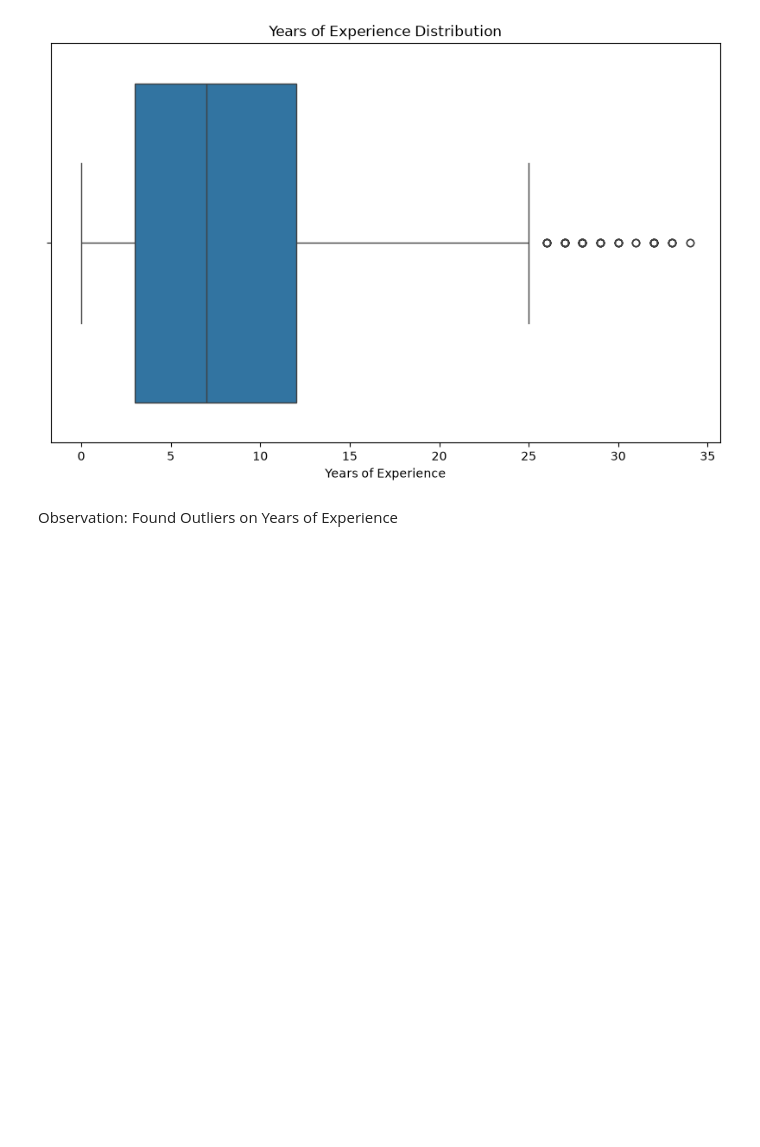
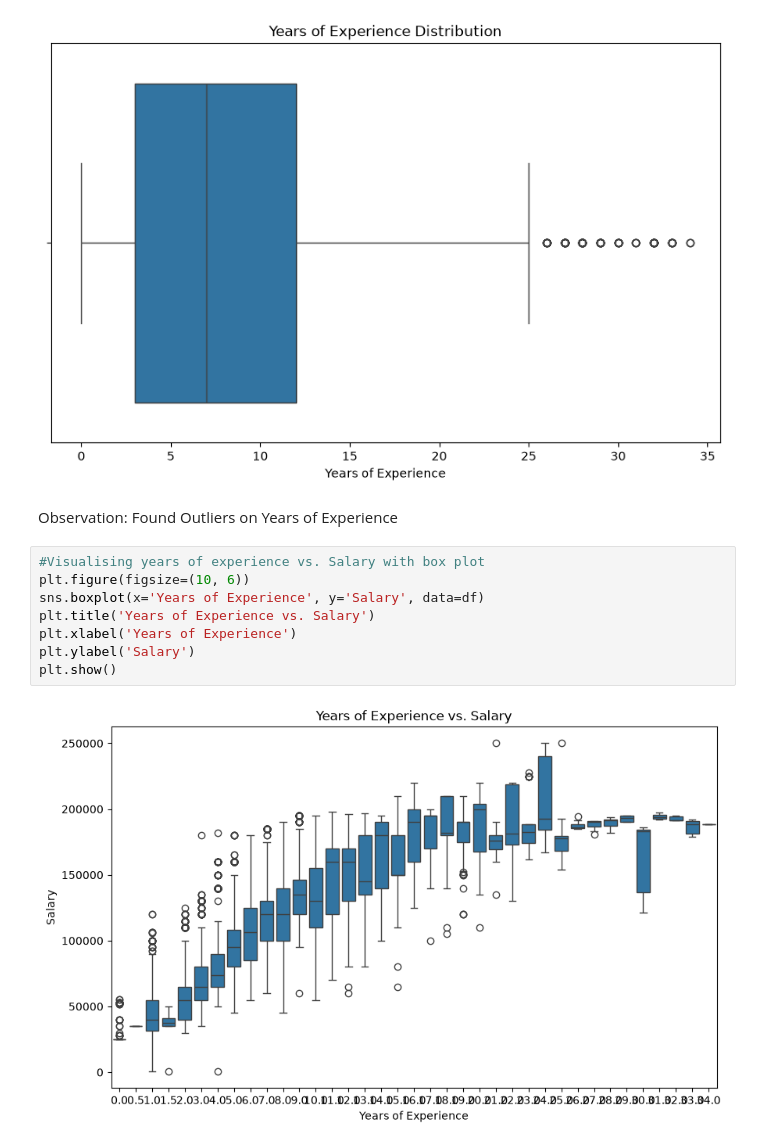
Before and after one commit to Man005-Coder/MLDevelopment, a Jupyter notebook: notebook/1. EDA.ipynb, the cells around one changed output. Cells and saved outputs as stored; diff of their text form; blank space fills up the shorter version.

```diff
--- a/notebook/1. EDA.ipynb
+++ b/notebook/1. EDA.ipynb
@@ -124,3 +124,13 @@ plt.show()
 [figure]
 # %% [markdown]
 Observation: Found Outliers on Years of Experience
+# %%
+#Visualising years of experience vs. Salary with box plot
+plt.figure(figsize=(10, 6))
+sns.boxplot(x='Years of Experience', y='Salary', data=df)
+plt.title('Years of Experience vs. Salary')
+plt.xlabel('Years of Experience')
+plt.ylabel('Salary')
+plt.show()
+# %% [output]
+[figure, added]
```
Also changed, not shown: parts of 14 cells of this notebook.
